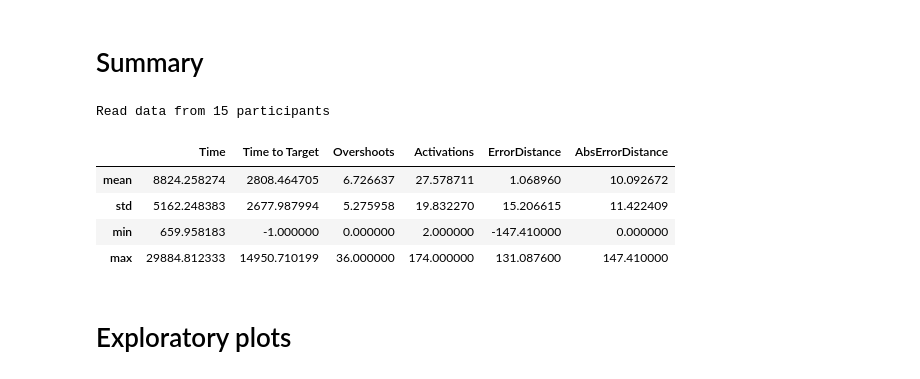
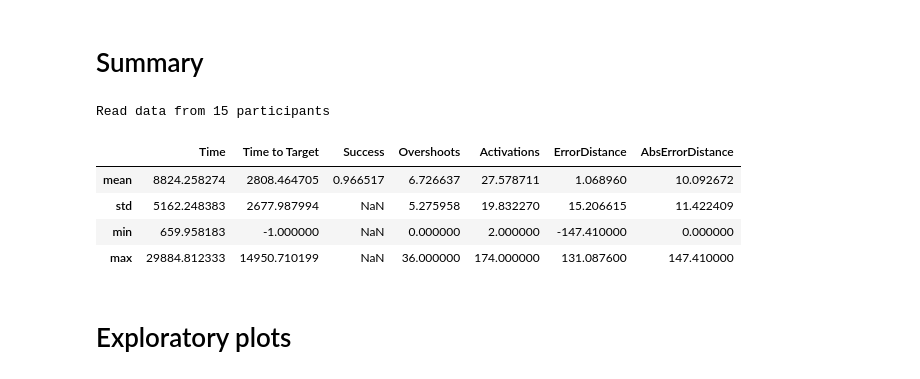
Before and after one commit to KieranWaugh/Push-or-Pinch-Exploring-Slider-Control-Gestures-for-Touchless-User-Interfaces, a Jupyter notebook: Analysis/Analysis.ipynb, the cells around one changed output. Drawn from its saved outputs; the diff is of its cells as text; code cells hidden in the pictures.

```diff
--- a/Analysis/Analysis.ipynb
+++ b/Analysis/Analysis.ipynb
@@ -293,19 +293,20 @@ Read 2001 new results and kept 2001 after filtering
 # %%
 print("Read data from {} participants".format(len(data_filtered.P.unique()),))
 
 data_filtered.agg({'Time': ['mean', 'std', 'min', 'max'],
                    'Time to Target': ['mean', 'std', 'min', 'max'],
+                   'Success': ['mean'],
                    'Overshoots': ['mean', 'std', 'min', 'max'],
                    'Activations': ['mean', 'std', 'min', 'max'],
                    'ErrorDistance': ['mean', 'std', 'min', 'max'],
                    'AbsErrorDistance': ['mean', 'std', 'min', 'max']})
 # %% [output]
 Read data from 15 participants
-|  | Time | Time to Target | Overshoots | Activations | ErrorDistance | AbsErrorDistance |
-| mean | 8824.258274 | 2808.464705 | 6.726637 | 27.578711 | 1.068960 | 10.092672 |
-| std | 5162.248383 | 2677.987994 | 5.275958 | 19.832270 | 15.206615 | 11.422409 |
-| min | 659.958183 | -1.000000 | 0.000000 | 2.000000 | -147.410000 | 0.000000 |
-| max | 29884.812333 | 14950.710199 | 36.000000 | 174.000000 | 131.087600 | 147.410000 |
+|  | Time | Time to Target | Success | Overshoots | Activations | ErrorDistance | AbsErrorDistance |
+| mean | 8824.258274 | 2808.464705 | 0.966517 | 6.726637 | 27.578711 | 1.068960 | 10.092672 |
+| std | 5162.248383 | 2677.987994 | NaN | 5.275958 | 19.832270 | 15.206615 | 11.422409 |
+| min | 659.958183 | -1.000000 | NaN | 0.000000 | 2.000000 | -147.410000 | 0.000000 |
+| max | 29884.812333 | 14950.710199 | NaN | 36.000000 | 174.000000 | 131.087600 | 147.410000 |
 # %% [markdown]
 # Exploratory plots
 # %%
```
Also changed, not shown: parts of 1 cell of this notebook, 16 other files.
